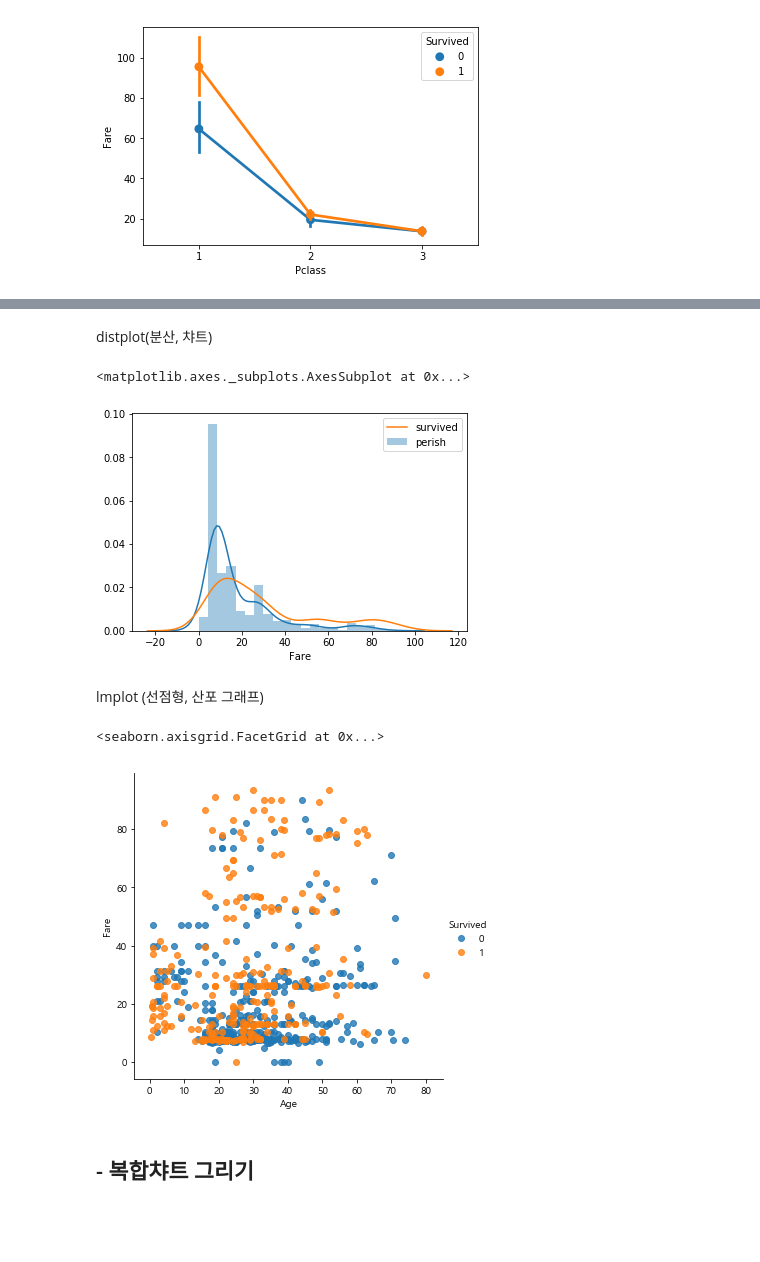
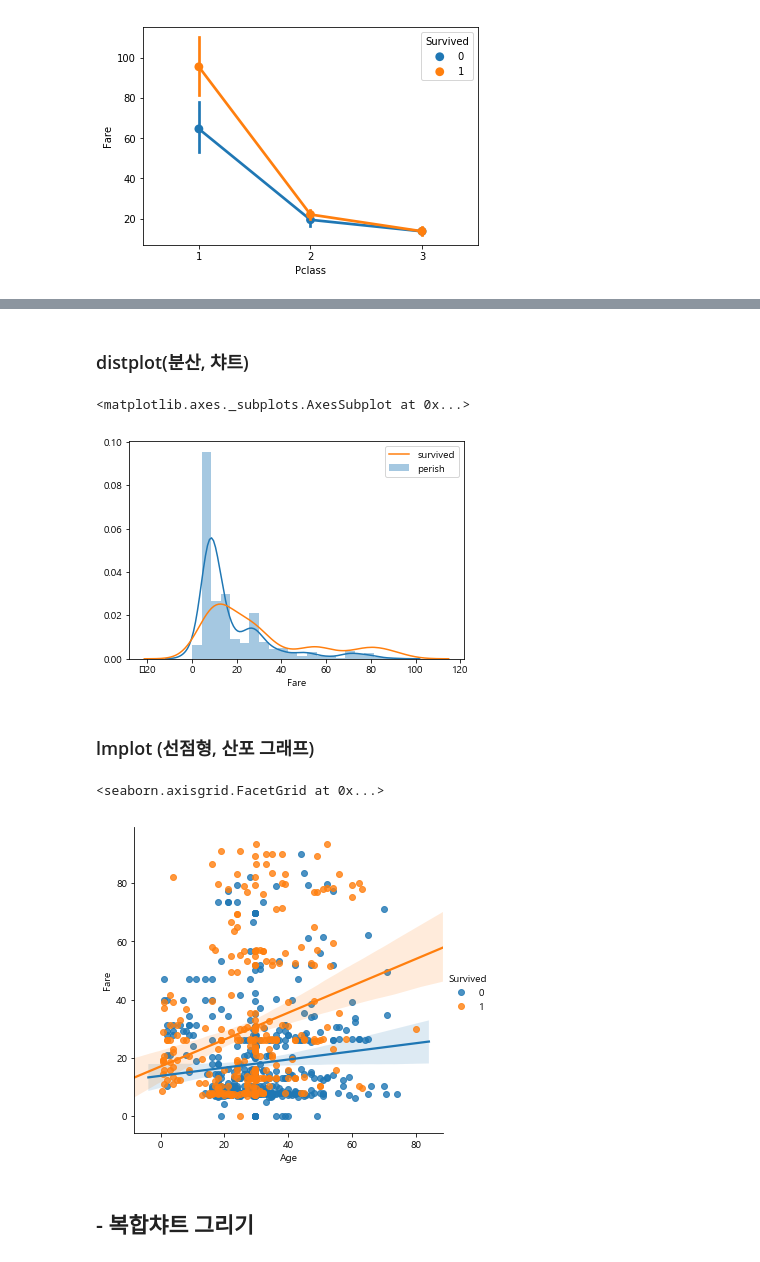
Before and after one commit to kinonia/python-note, a Jupyter notebook: 21.visualization-demo.ipynb, the cells around one changed output, grey strips where cells are left out. Cells and saved outputs as stored; diff of their text form; code cells hidden in the pictures; blank space fills up the shorter version.

```diff
--- a/21.visualization-demo.ipynb
+++ b/21.visualization-demo.ipynb
@@ -7,2 +8,5 @@ import pandas as pd
 # %%
 train = pd.read_csv('train.csv', index_col='PassengerId')
+train['Age'].fillna(train['Age'].mean(), inplace=True)
+train20 = train.head(20)
+train20.head(10)
@@ -105,5 +214,5 @@ sns.pointplot(data=train, x='Pclass', y='Fare', hue='Survived')
 # %% [markdown]
-distplot(분산, 챠트)
+### distplot(분산, 챠트)
 # %%
 # 분산 챠트
 low_fare = train[train['Fare'] < 100]
@@ -115,16 +224,16 @@ sns.distplot(perish['Fare'], hist=True, label='perish')
 sns.distplot(survived['Fare'], hist=False, label='survived')
 # %% [output]
 <matplotlib.axes._subplots.AxesSubplot at 0x...>
-[figure, old version]
+[figure, new version]
 # %% [markdown]
-lmplot (선점형, 산포 그래프)
+### lmplot (선점형, 산포 그래프)
 # %%
 low_fare = train[train['Fare'] < 100]
 
-sns.lmplot(data=low_fare, x='Age', y='Fare', hue='Survived', fit_reg=False)
+sns.lmplot(data=low_fare, x='Age', y='Fare', hue='Survived', fit_reg=True)
 # %% [output]
 <seaborn.axisgrid.FacetGrid at 0x...>
-[figure, old version]
+[figure, new version]
 # %% [markdown]
 ## - 복합챠트 그리기
 # %%
```
Also changed, not shown: parts of 35 cells of this notebook, 1 other file.
